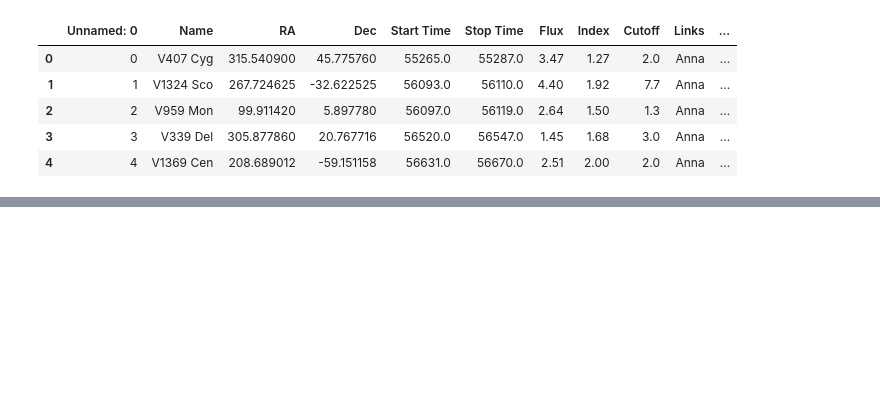
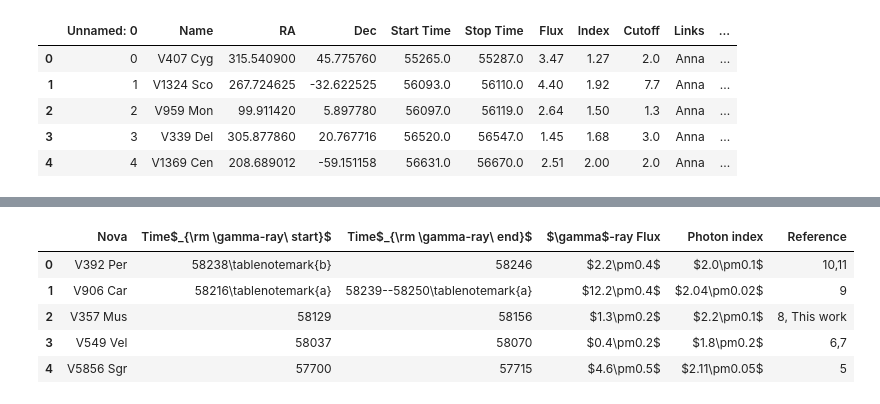
Before and after one commit to apizzuto/Novae, a Jupyter notebook: notebooks/ReadNovaList.ipynb, the cells around one changed output, grey strips where cells are left out. Saved outputs shown, nothing was run; the diff lists cells and outputs as text; code cells hidden in the pictures; blank space fills up the shorter version.

```diff
--- a/notebooks/ReadNovaList.ipynb
+++ b/notebooks/ReadNovaList.ipynb
@@ -340,0 +393,2 @@ gamma_df.head()
+# %%
+tab = Table.read('/home/apizzuto/Nova/source_list/gamma_nova_from_xray_paper.tex').to_pandas()
@@ -340,0 +399,9 @@ gamma_df.head()
+# %%
+tab.head()
+# %% [output]
+|  | Nova | Time$_{\rm \gamma-ray\ start}$ | Time$_{\rm \gamma-ray\ end}$ | $\gamma$-ray Flux | Photon index | Reference |
+| 0 | V392 Per | 58238\tablenotemark{b} | 58246 | $2.2\pm0.4$ | $2.0\pm0.1$ | 10,11 |
+| 1 | V906 Car | 58216\tablenotemark{a} | 58239--58250\tablenotemark{a} | $12.2\pm0.4$ | $2.04\pm0.02$ | 9 |
+| 2 | V357 Mus | 58129 | 58156 | $1.3\pm0.2$ | $2.2\pm0.1$ | 8, This work |
+| 3 | V549 Vel | 58037 | 58070 | $0.4\pm0.2$ | $1.8\pm0.2$ | 6,7 |
+| 4 | V5856 Sgr | 57700 | 57715 | $4.6\pm0.5$ | $2.11\pm0.05$ | 5 |
```
Also changed, not shown: parts of 12 cells of this notebook, 1 other file.
